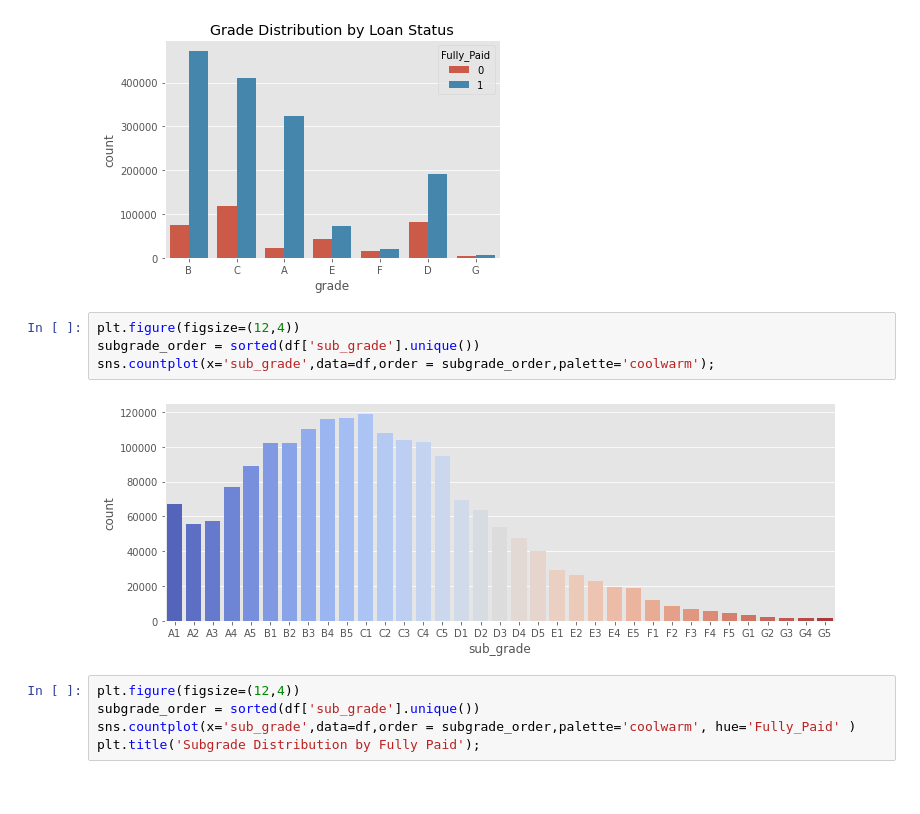
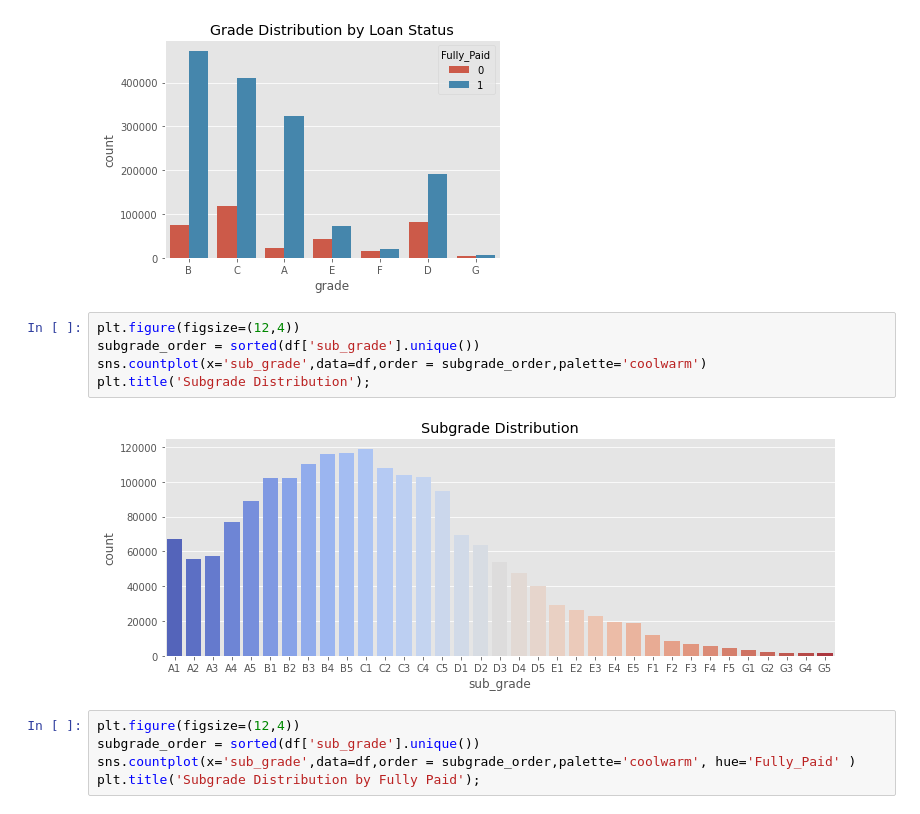
Before and after one commit to smeteo/Lending_Club_Credit_Risk_Analysis, a Jupyter notebook: Lending_Club_GC.ipynb, the cells around one changed output. Saved outputs shown, nothing was run; the diff lists cells and outputs as text.

```diff
--- a/Lending_Club_GC.ipynb
+++ b/Lending_Club_GC.ipynb
@@ -406,9 +404,10 @@ plt.title('Grade Distribution by Loan Status');
 # %%
 plt.figure(figsize=(12,4))
 subgrade_order = sorted(df['sub_grade'].unique())
-sns.countplot(x='sub_grade',data=df,order = subgrade_order,palette='coolwarm');
+sns.countplot(x='sub_grade',data=df,order = subgrade_order,palette='coolwarm')
+plt.title('Subgrade Distribution');
 # %% [output]
-[figure, old version]
+[figure, new version]
 # %%
 plt.figure(figsize=(12,4))
 subgrade_order = sorted(df['sub_grade'].unique())
```
Also changed, not shown: parts of 55 cells of this notebook.
